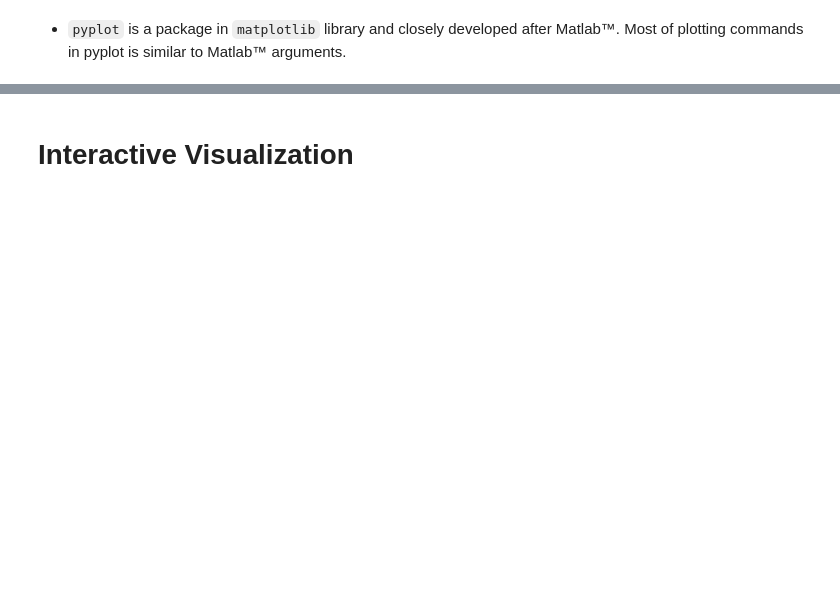
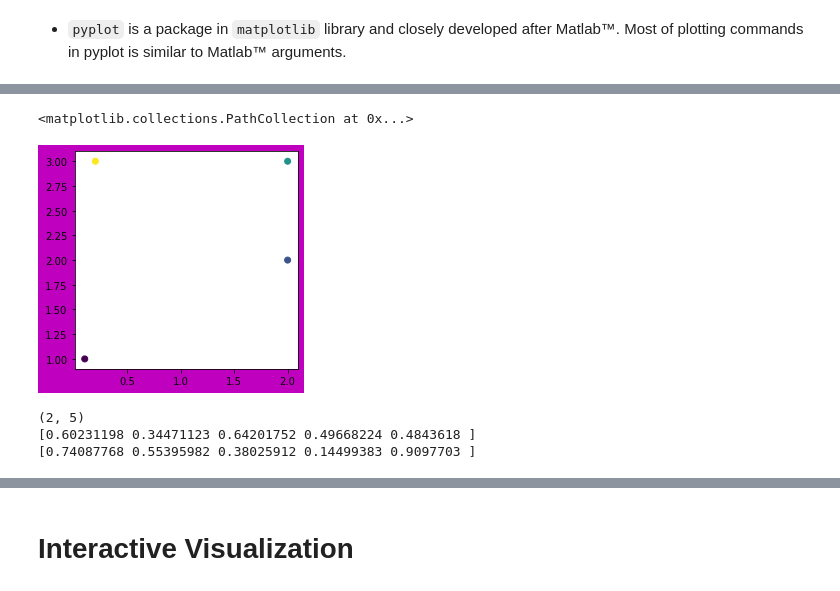
Before and after one commit to gob1thaasan/ScientificComputingWithPython, a Jupyter notebook: NotebookLectures/Chapter4.ipynb, the cells around one changed output, grey strips where cells are left out. Saved outputs shown, nothing was run; the diff lists cells and outputs as text; code cells hidden in the pictures; blank space fills up the shorter version.

```diff
--- a/NotebookLectures/Chapter4.ipynb
+++ b/NotebookLectures/Chapter4.ipynb
@@ -151,0 +161,16 @@ samples = np.loadtxt('data/populations.csv', delimiter=',')
+# %%
+import matplotlib.pyplot as plt
+fig = plt.figure(figsize=plt.figaspect(1.0),facecolor='m',frameon=True)   # figure properties
+plt.scatter([0.1, 2, 2, 0.2], [1, 2, 3, 3], c=[1, 2, 3, 5], marker='o')
+# %% [output]
+<matplotlib.collections.PathCollection at 0x...>
+[figure, added]
+# %%
+A = np.random.rand(2, 5)
+print(A.shape)
+print(A[0,:])
+print(A[1,:])
+# %% [output]
+(2, 5)
+[0.60231198 0.34471123 0.64201752 0.49668224 0.4843618 ]
+[0.74087768 0.55395982 0.38025912 0.14499383 0.9097703 ]
```
Also changed, not shown: parts of 75 cells of this notebook.
